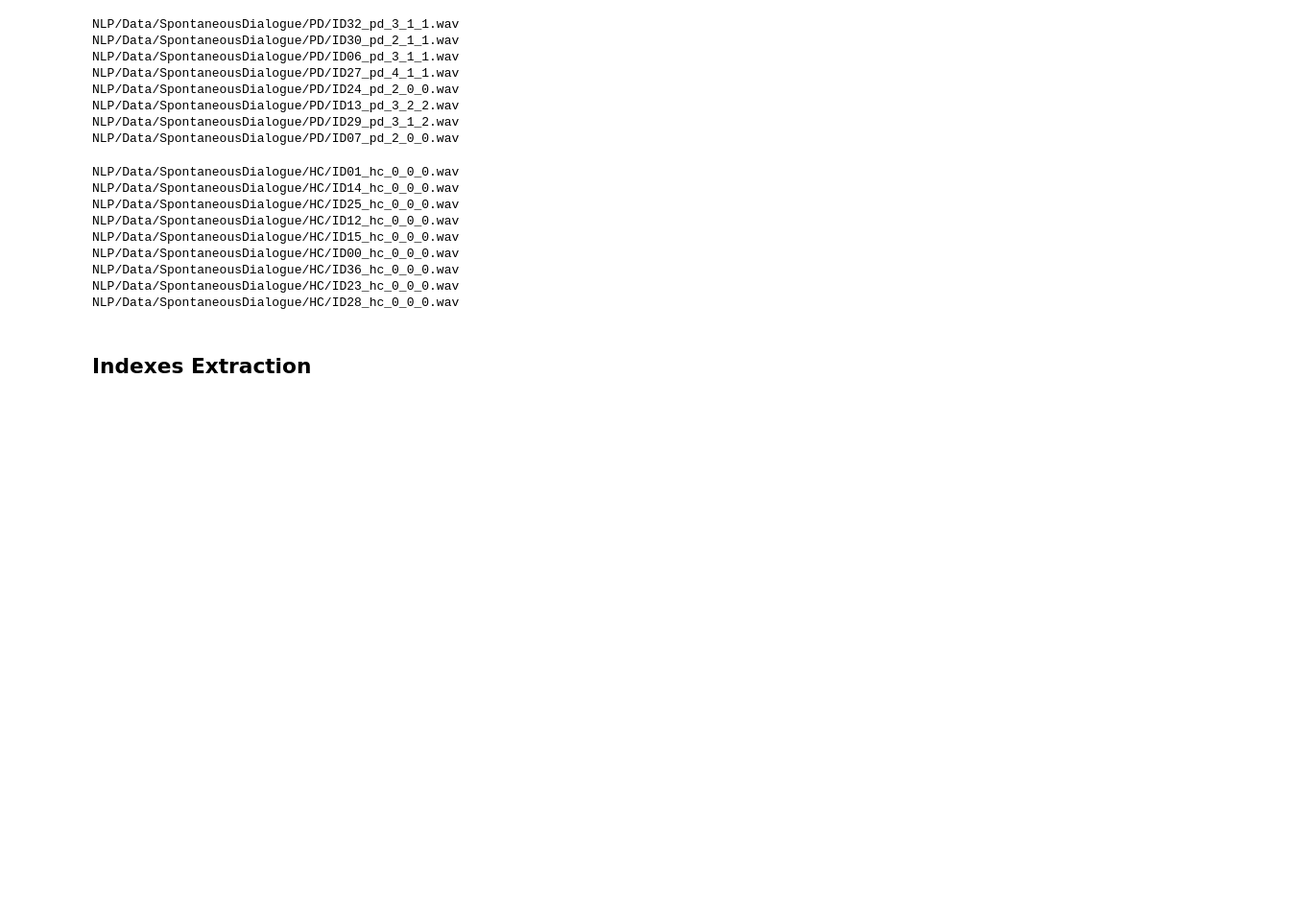
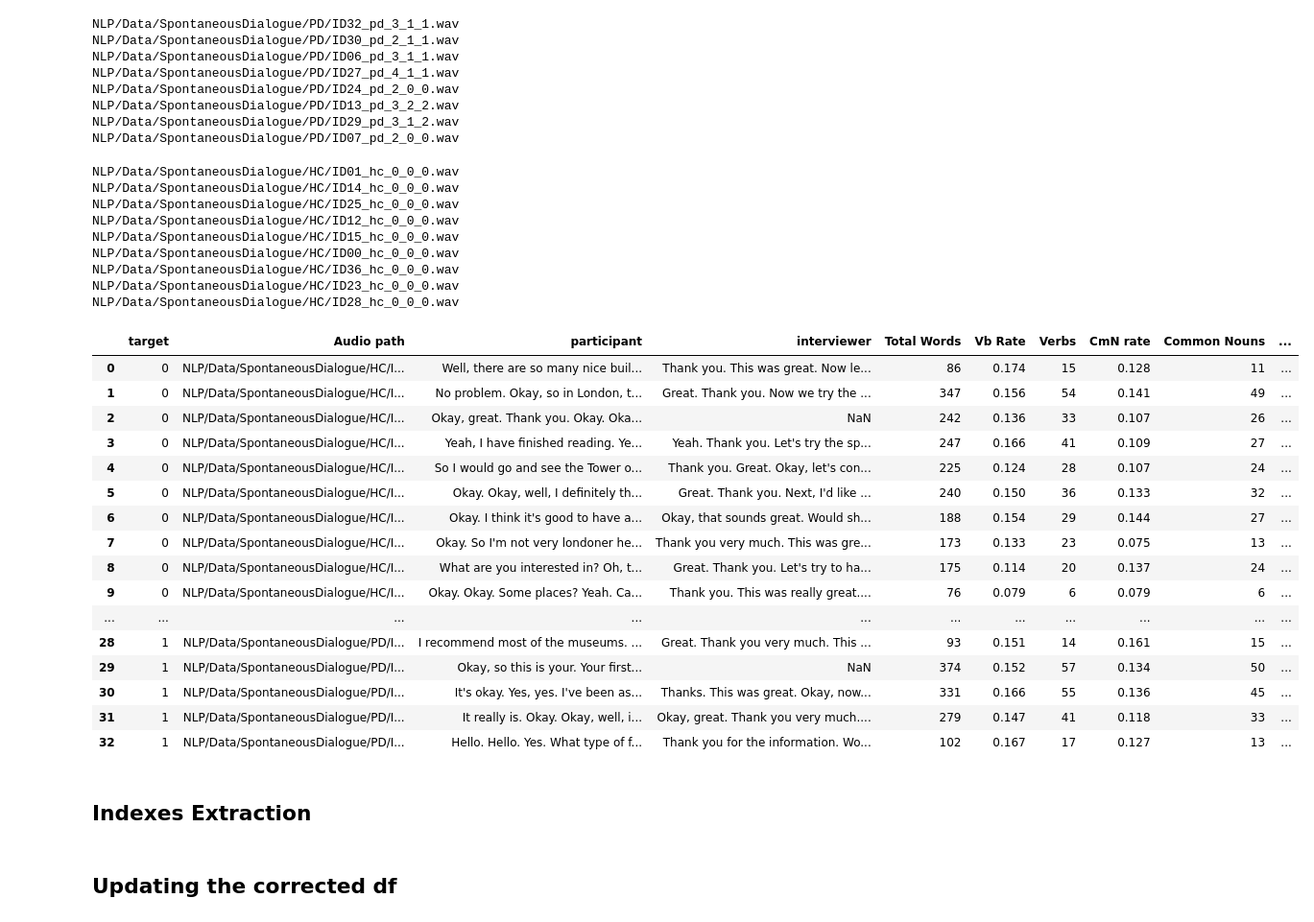
Before and after one commit to Victor-lyhan/Parkinson-Diagnosis, a Jupyter notebook: NLP/utils/data_extraction.ipynb, the cells around one changed output. Shown at 96% size. Saved outputs shown, nothing was run; the diff lists cells and outputs as text; code cells hidden in the pictures; blank space fills up the shorter version.

```diff
--- a/NLP/utils/data_extraction.ipynb
+++ b/NLP/utils/data_extraction.ipynb
@@ -178,10 +178,29 @@ NLP/Data/SpontaneousDialogue/HC/ID28_hc_0_0_0.wav
 # %%
 import pandas as pd
 
-df = pd.DataFrame(data).reset_index(drop=True)
-df1 = pd.read_csv('NLP/Data/SpontaneousDialogue/PD_Data.csv')
-df = pd.concat([df,df1], axis=0)
-df.to_csv('NLP/Data/SpontaneousDialogue/PD_Data.csv',index=False)
+df = pd.DataFrame(data.values()).reset_index(drop=True)
+#df1 = pd.read_csv('NLP/Data/SpontaneousDialogue/PD_Data.csv')
+#df = pd.concat([df,df1], axis=0)
+df.to_csv('NLP/Data/SpontaneousDialogue/Updated roles ds/All_Data_Corrected.csv',index=False)
+df
+# %% [output]
+|  | target | Audio path | participant | interviewer | Total Words | Vb Rate | Verbs | CmN rate | Common Nouns | ... |
+| 0 | 0 | NLP/Data/SpontaneousDialogue/HC/I... | Well, there are so many nice buil... | Thank you. This was great. Now le... | 86 | 0.174 | 15 | 0.128 | 11 | ... |
+| 1 | 0 | NLP/Data/SpontaneousDialogue/HC/I... | No problem. Okay, so in London, t... | Great. Thank you. Now we try the ... | 347 | 0.156 | 54 | 0.141 | 49 | ... |
+| 2 | 0 | NLP/Data/SpontaneousDialogue/HC/I... | Okay, great. Thank you. Okay. Oka... | NaN | 242 | 0.136 | 33 | 0.107 | 26 | ... |
+| 3 | 0 | NLP/Data/SpontaneousDialogue/HC/I... | Yeah, I have finished reading. Ye... | Yeah. Thank you. Let's try the sp... | 247 | 0.166 | 41 | 0.109 | 27 | ... |
+| 4 | 0 | NLP/Data/SpontaneousDialogue/HC/I... | So I would go and see the Tower o... | Thank you. Great. Okay, let's con... | 225 | 0.124 | 28 | 0.107 | 24 | ... |
+| 5 | 0 | NLP/Data/SpontaneousDialogue/HC/I... | Okay. Okay, well, I definitely th... | Great. Thank you. Next, I'd like ... | 240 | 0.150 | 36 | 0.133 | 32 | ... |
+| 6 | 0 | NLP/Data/SpontaneousDialogue/HC/I... | Okay. I think it's good to have a... | Okay, that sounds great. Would sh... | 188 | 0.154 | 29 | 0.144 | 27 | ... |
+| 7 | 0 | NLP/Data/SpontaneousDialogue/HC/I... | Okay. So I'm not very londoner he... | Thank you very much. This was gre... | 173 | 0.133 | 23 | 0.075 | 13 | ... |
+| 8 | 0 | NLP/Data/SpontaneousDialogue/HC/I... | What are you interested in? Oh, t... | Great. Thank you. Let's try to ha... | 175 | 0.114 | 20 | 0.137 | 24 | ... |
+| 9 | 0 | NLP/Data/SpontaneousDialogue/HC/I... | Okay. Okay. Some places? Yeah. Ca... | Thank you. This was really great.... | 76 | 0.079 | 6 | 0.079 | 6 | ... |
+| ... | ... | ... | ... | ... | ... | ... | ... | ... | ... | ... |
+| 28 | 1 | NLP/Data/SpontaneousDialogue/PD/I... | I recommend most of the museums. ... | Great. Thank you very much. This ... | 93 | 0.151 | 14 | 0.161 | 15 | ... |
+| 29 | 1 | NLP/Data/SpontaneousDialogue/PD/I... | Okay, so this is your. Your first... | NaN | 374 | 0.152 | 57 | 0.134 | 50 | ... |
+| 30 | 1 | NLP/Data/SpontaneousDialogue/PD/I... | It's okay. Yes, yes. I've been as... | Thanks. This was great. Okay, now... | 331 | 0.166 | 55 | 0.136 | 45 | ... |
+| 31 | 1 | NLP/Data/SpontaneousDialogue/PD/I... | It really is. Okay. Okay, well, i... | Okay, great. Thank you very much.... | 279 | 0.147 | 41 | 0.118 | 33 | ... |
+| 32 | 1 | NLP/Data/SpontaneousDialogue/PD/I... | Hello. Hello. Yes. What type of f... | Thank you for the information. Wo... | 102 | 0.167 | 17 | 0.127 | 13 | ... |
 # %% [markdown]
 ## Indexes Extraction
 # %%
@@ -201,0 +221,2 @@ all_data.to_csv('NLP/Data/SpontaneousDialogue/All_Data_IndexesIncluded.csv')
+# %% [markdown]
+## Updating the corrected df
```
Also changed, not shown: parts of 3 cells of this notebook.
